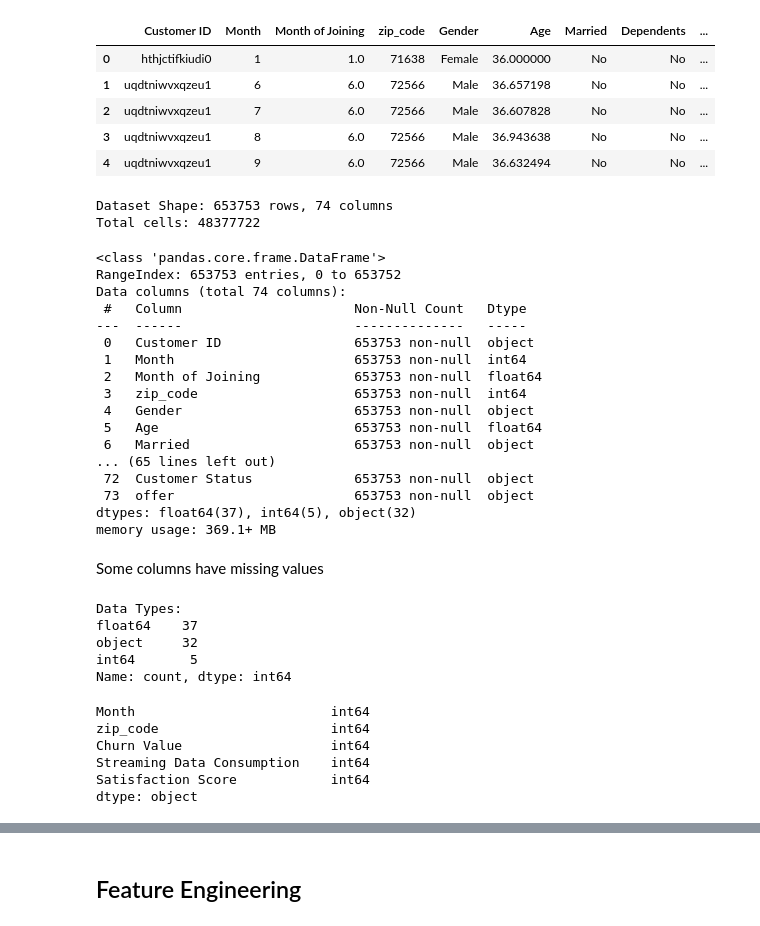
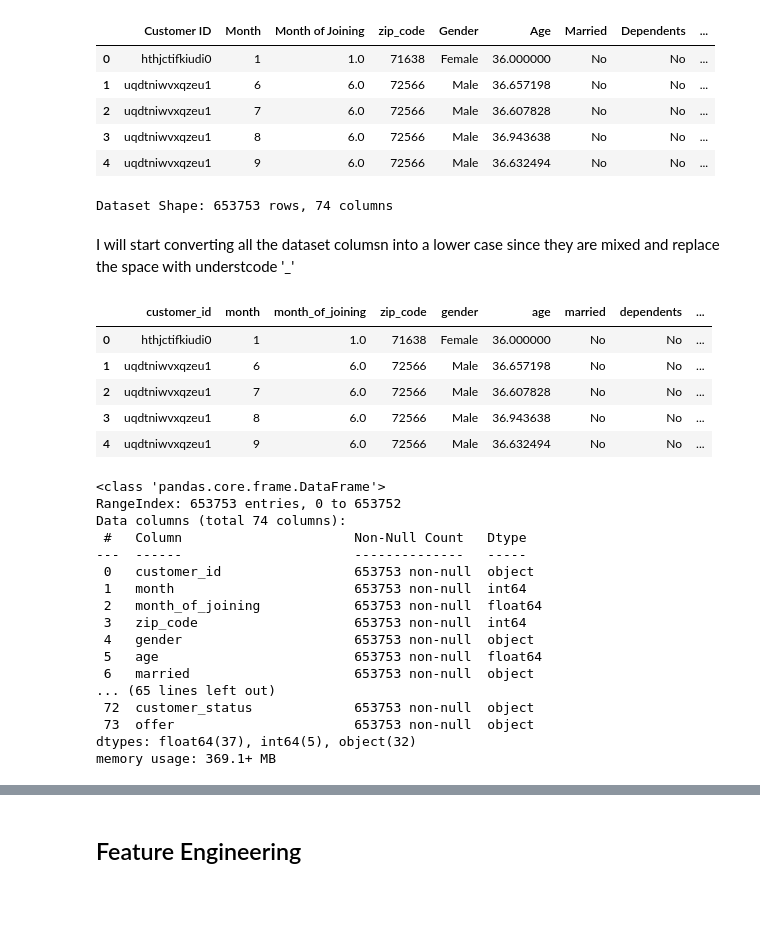
Before and after one commit to codeandcharts/telecom_churn_prediction_with_cltv, a Jupyter notebook: notebooks/02_data_preprocessing.ipynb, the cells around one changed output, grey strips where cells are left out. Cells and saved outputs as stored; diff of their text form; code cells hidden in the pictures; blank space fills up the shorter version.

```diff
--- a/notebooks/02_data_preprocessing.ipynb
+++ b/notebooks/02_data_preprocessing.ipynb
@@ -74,10 +76,21 @@ df.head()
 # %%
 # Overall dataset shape
 print(f"\nDataset Shape: {df.shape[0]} rows, {df.shape[1]} columns")
-print(f"Total cells: {df.shape[0] * df.shape[1]}")
 # %% [output]
 Dataset Shape: 653753 rows, 74 columns
-Total cells: 48377722
+# %% [markdown]
+I will start converting all the dataset columsn into a lower case since they are mixed and replace the space with understcode '_'
+# %%
+# Convert column names to lowercase and replace spaces with underscores
+df.columns = df.columns.str.lower().str.replace(' ', '_')
+df.head()
+# %% [output]
+|  | customer_id | month | month_of_joining | zip_code | gender | age | married | dependents | ... |
+| 0 | hthjctifkiudi0 | 1 | 1.0 | 71638 | Female | 36.000000 | No | No | ... |
+| 1 | uqdtniwvxqzeu1 | 6 | 6.0 | 72566 | Male | 36.657198 | No | No | ... |
+| 2 | uqdtniwvxqzeu1 | 7 | 6.0 | 72566 | Male | 36.607828 | No | No | ... |
+| 3 | uqdtniwvxqzeu1 | 8 | 6.0 | 72566 | Male | 36.943638 | No | No | ... |
+| 4 | uqdtniwvxqzeu1 | 9 | 6.0 | 72566 | Male | 36.632494 | No | No | ... |
 # %%
 df.info()
 # %% [output]
@@ -86,36 +99,15 @@ RangeIndex: 653753 entries, 0 to 653752
 Data columns (total 74 columns):
  #   Column                      Non-Null Count   Dtype
 ---  ------                      --------------   -----
- 0   Customer ID                 653753 non-null  object
- 1   Month                       653753 non-null  int64
- 2   Month of Joining            653753 non-null  float64
+ 0   customer_id                 653753 non-null  object
+ 1   month                       653753 non-null  int64
+ 2   month_of_joining            653753 non-null  float64
  3   zip_code                    653753 non-null  int64
- 4   Gender                      653753 non-null  object
- 5   Age                         653753 non-null  float64
- 6   Married                     653753 non-null  object
+ 4   gender                      653753 non-null  object
+ 5   age                         653753 non-null  float64
+ 6   married                     653753 non-null  object
 ... (65 lines left out)
- 72  Customer Status             653753 non-null  object
+ 72  customer_status             653753 non-null  object
  73  offer                       653753 non-null  object
 dtypes: float64(37), int64(5), object(32)
 memory usage: 369.1+ MB
-# %% [markdown]
-Some columns have missing values
-# %%
-# Data types overview
-print("\nData Types:")
-print(df.dtypes.value_counts())
-# %% [output]
-Data Types:
-float64    37
-object     32
-int64       5
-Name: count, dtype: int64
-# %%
-df.dtypes[df.dtypes == 'int64']
-# %% [output]
-Month                         int64
-zip_code                      int64
-Churn Value                   int64
-Streaming Data Consumption    int64
-Satisfaction Score            int64
-dtype: object
```
Also changed, not shown: parts of 110 cells of this notebook, 2 other files.
